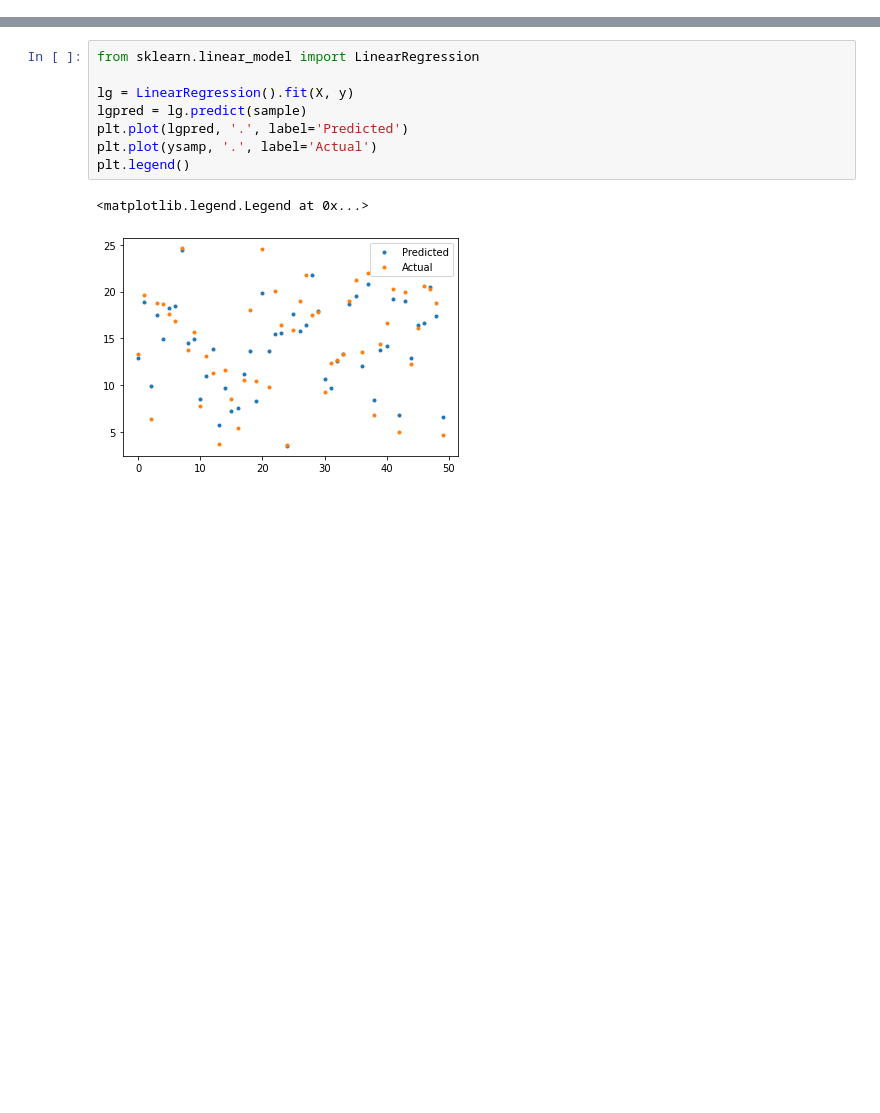
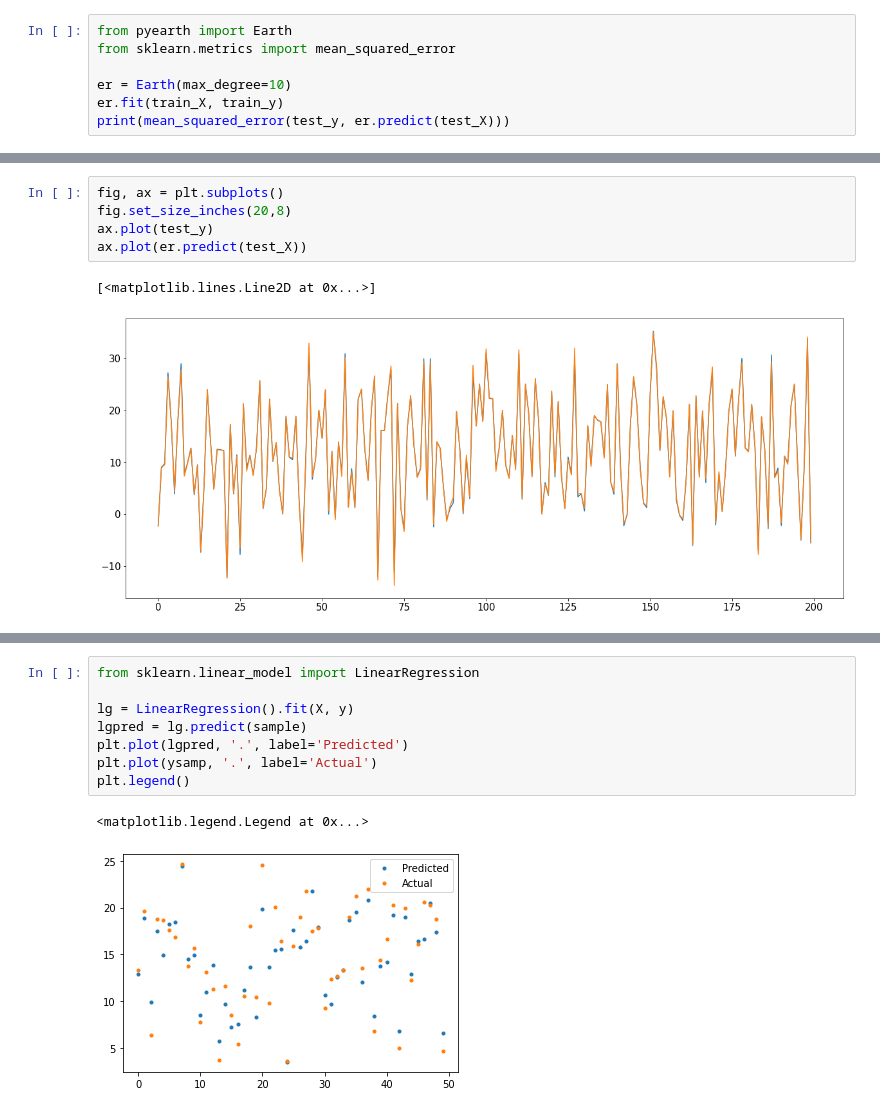
Before and after one commit to TheRealKS/MARS, a Jupyter notebook: test.ipynb, the cells around one changed output, grey strips where cells are left out. Cells and saved outputs as stored; diff of their text form; blank space fills up the shorter version.

```diff
--- a/test.ipynb
+++ b/test.ipynb
@@ -165,0 +137,7 @@ plt.legend()
+# %%
+from pyearth import Earth
+from sklearn.metrics import mean_squared_error
+
+er = Earth(max_degree=10)
+er.fit(train_X, train_y)
+print(mean_squared_error(test_y, er.predict(test_X)))
@@ -165,0 +154,8 @@ plt.legend()
+# %%
+fig, ax = plt.subplots()
+fig.set_size_inches(20,8)
+ax.plot(test_y)
+ax.plot(er.predict(test_X))
+# %% [output]
+[<matplotlib.lines.Line2D at 0x...>]
+[figure, added]
```
Also changed, not shown: parts of 28 cells of this notebook, 11 other files.
